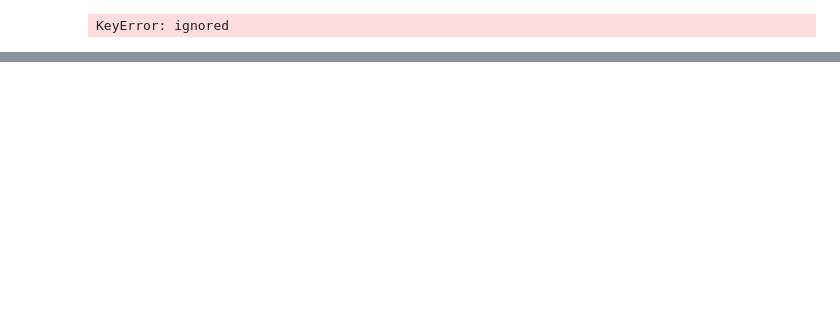
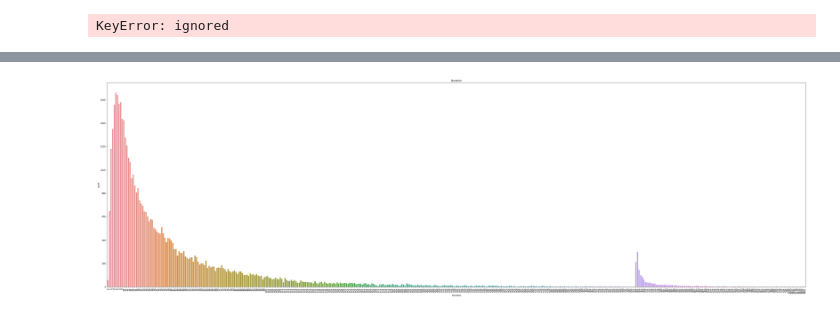
Before and after one commit to sosagago/Are-you-sure-to-Insure-, a Jupyter notebook: Insurer.ipynb, the cells around one changed output, grey strips where cells are left out. Drawn from its saved outputs; the diff is of its cells as text; code cells hidden in the pictures; blank space fills up the shorter version.

```diff
--- a/Insurer.ipynb
+++ b/Insurer.ipynb
@@ -320,0 +345,12 @@ KeyError: ignored
+# %%
+fig_size = plt.rcParams["figure.figsize"]
+
+fig_size[0] = 60
+fig_size[1] = 18
+plt.rcParams["figure.figsize"] = fig_size
+sns.countplot('Duration',data=df)
+plt.title('Duration')
+plt.xticks(rotation= 90)
+plt.show()
+# %% [output]
+[figure, added]
```
Also changed, not shown: parts of 4 cells of this notebook.
